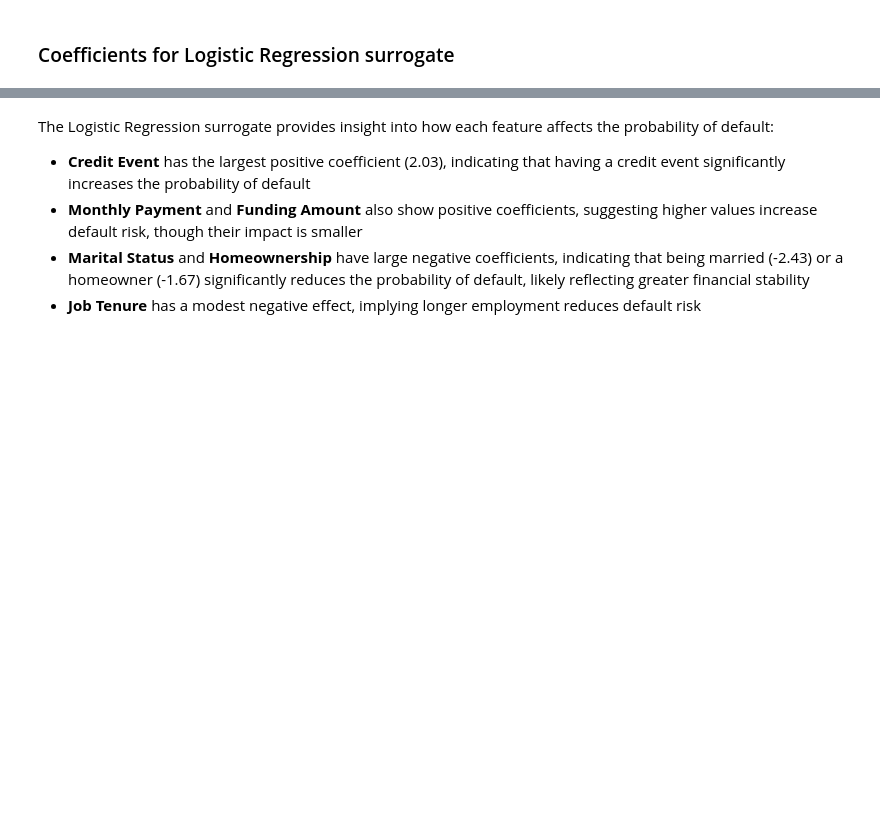
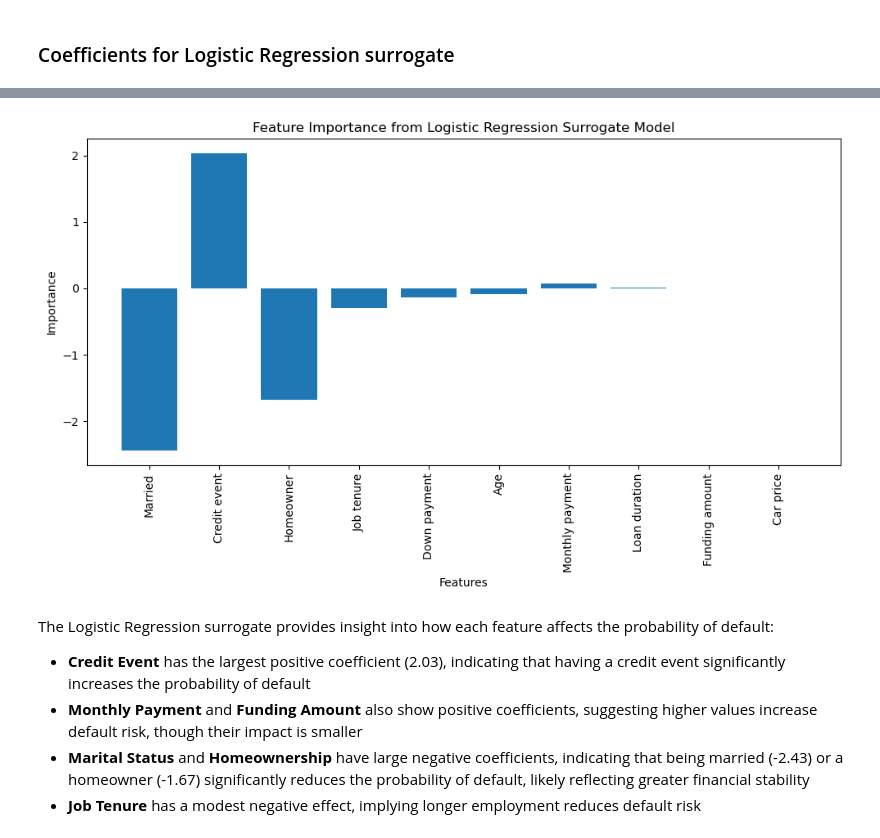
Before and after one commit to agossetX/interpretability_algorithmic_fairness_group_2, a Jupyter notebook: main.ipynb, the cells around one changed output, grey strips where cells are left out. Saved outputs shown, nothing was run; the diff lists cells and outputs as text; code cells hidden in the pictures; blank space fills up the shorter version.

```diff
--- a/main.ipynb
+++ b/main.ipynb
@@ -333,13 +318,19 @@ ROC AUC Score: 0.7840197280016538
 from sklearn.linear_model import LogisticRegression
 from sklearn.metrics import accuracy_score
 
-y_surrogate_class = xgb_model.predict(X_train)
+y_surrogate = xgb_model.predict(X_train)
 # %% [markdown]
 ### Logistic Regression surrogate
-# %%
-log_reg_surrogate = LogisticRegression()
-log_reg_surrogate.fit(X_train, y_surrogate_class)
-
-y_log_reg_pred = log_reg_surrogate.predict(X_test)
+# %%
+lr_surrogate = LogisticRegression()
+lr_surrogate.fit(X_train, y_surrogate)
+
+# predictions for surrogate model
+y_surrogate_pred_proba = lr_surrogate.predict_proba(X_test) # predict_proba for logloss metric
+y_surrogate_pred = lr_surrogate.predict(X_test)
+
+# predictions for black-box (xgb) model
+y_blackbox_pred_proba = xgb_model.predict_proba(X_test) # predict_proba for logloss metric
+y_blackbox_pred = xgb_model.predict(X_test)
 # %% [markdown]
 ### Coefficients for Logistic Regression surrogate
@@ -378,0 +337,52 @@ Logistic Regression Surrogate Accuracy on training data: 0.9552489905787349
+# %%
+# Surrogate vs Black Box
+accuracy_surrogate_blackbox = accuracy_score(y_blackbox_pred, y_surrogate_pred)
+f1_surrogate_blackbox = f1_score(y_blackbox_pred, y_surrogate_pred, average='weighted')
+logloss_surrogate_blackbox = log_loss(y_blackbox_pred, y_surrogate_pred_proba)
+
+# Surrogate vs Real Y
+accuracy_surrogate_real = accuracy_score(y_test, y_surrogate_pred)
+f1_surrogate_real = f1_score(y_test, y_surrogate_pred, average='weighted')
+logloss_surrogate_real = log_loss(y_test, y_surrogate_pred_proba)
+
+# Black Box vs Real Y (for reference)
+accuracy_blackbox_real = accuracy_score(y_test, y_blackbox_pred)
+f1_blackbox_real = f1_score(y_test, y_blackbox_pred, average='weighted')
+logloss_blackbox_real = log_loss(y_test, y_blackbox_pred_proba)
+
+print("Surrogate vs. Black Box:")
+print(f"  Accuracy: {accuracy_surrogate_blackbox:.4f}")
+print(f"  F1 Score: {f1_surrogate_blackbox:.4f}")
+print(f"  Log Loss: {logloss_surrogate_blackbox:.4f}")
+
+print("\nSurrogate vs. Real Y:")
+print(f"  Accuracy: {accuracy_surrogate_real:.4f}")
+print(f"  F1 Score: {f1_surrogate_real:.4f}")
+print(f"  Log Loss: {logloss_surrogate_real:.4f}")
+
+print("\nBlack Box vs. Real Y:")
+print(f"  Accuracy: {accuracy_blackbox_real:.4f}")
+print(f"  F1 Score: {f1_blackbox_real:.4f}")
+print(f"  Log Loss: {logloss_blackbox_real:.4f}")
+
+# Step 6: Interpret the surrogate model
+feature_importance = pd.DataFrame({
+    'Feature': X_train.columns,
+    'Importance': lr_surrogate.coef_[0]
+})
+feature_importance = feature_importance.sort_values('Importance', key=abs, ascending=False)
+print("\nFeature Importance:")
+print(feature_importance)
+
+# Visualize feature importance
+import matplotlib.pyplot as plt
+
+plt.figure(figsize=(10, 6))
+plt.bar(feature_importance['Feature'], feature_importance['Importance'])
+plt.title('Feature Importance from Logistic Regression Surrogate Model')
+plt.xlabel('Features')
+plt.ylabel('Importance')
+plt.xticks(rotation=90)
+plt.tight_layout()
+plt.show()
+# %% [output]
@@ -379,3 +406,4 @@ Logistic Regression Surrogate Accuracy on training data: 0.9552489905787349
+[figure, added]
 # %% [markdown]
 The Logistic Regression surrogate provides insight into how each feature affects the probability of default:
 
```
Also changed, not shown: parts of 15 cells of this notebook.
